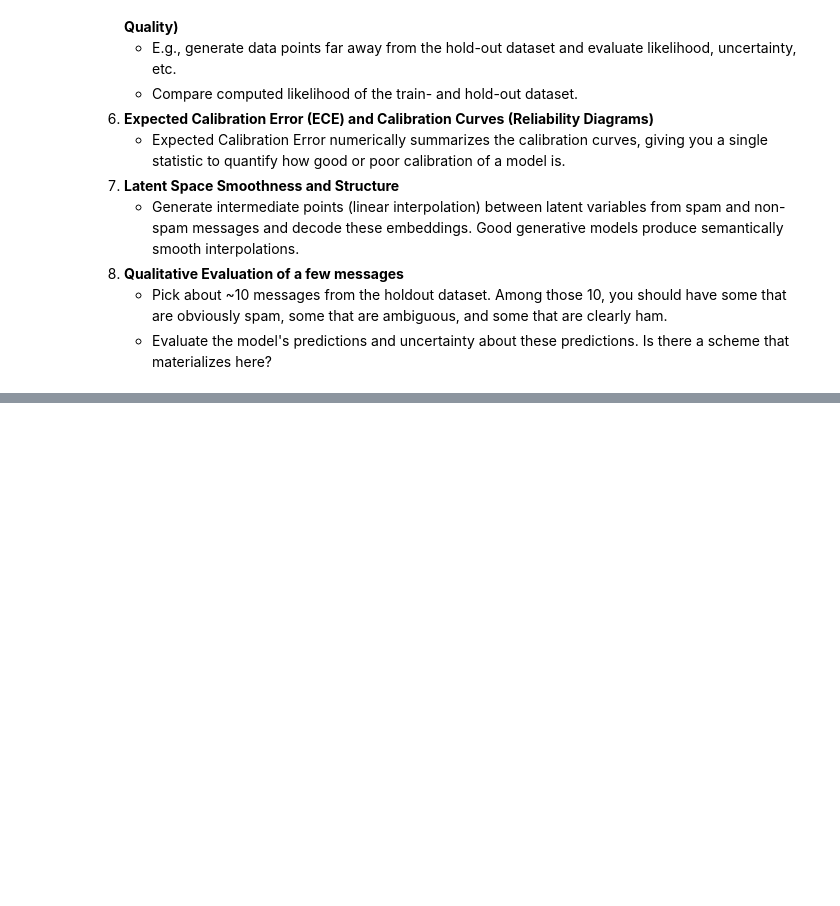
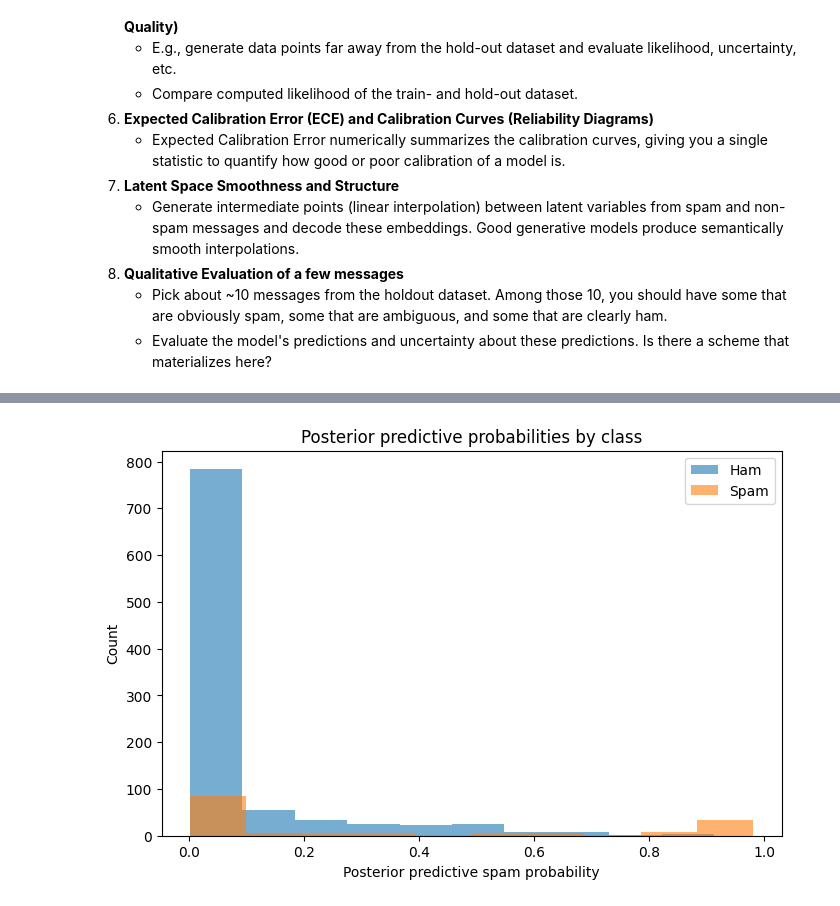
Before and after one commit to RemLezar99/Deep_Learning_4DT908, a Jupyter notebook: Assignment7/Variational Inference - Spam Detection.ipynb, the cells around one changed output, grey strips where cells are left out. Saved outputs shown, nothing was run; the diff lists cells and outputs as text; code cells hidden in the pictures; blank space fills up the shorter version.

```diff
--- a/Assignment7/Variational Inference - Spam Detection.ipynb
+++ b/Assignment7/Variational Inference - Spam Detection.ipynb
@@ -675,0 +783,11 @@ Pick one of the following:
+# %%
+plt.figure(figsize=(8, 5))
+plt.hist(pred_mean[Y_test_t == 0].numpy(), alpha=0.6, label="Ham")
+plt.hist(pred_mean[Y_test_t == 1].numpy(), alpha=0.6, label="Spam")
+plt.xlabel("Posterior predictive spam probability")
+plt.ylabel("Count")
+plt.title("Posterior predictive probabilities by class")
+plt.legend()
+plt.show()
+# %% [output]
+[figure, added]
```
Also changed, not shown: parts of 13 cells of this notebook, 1 other file.
